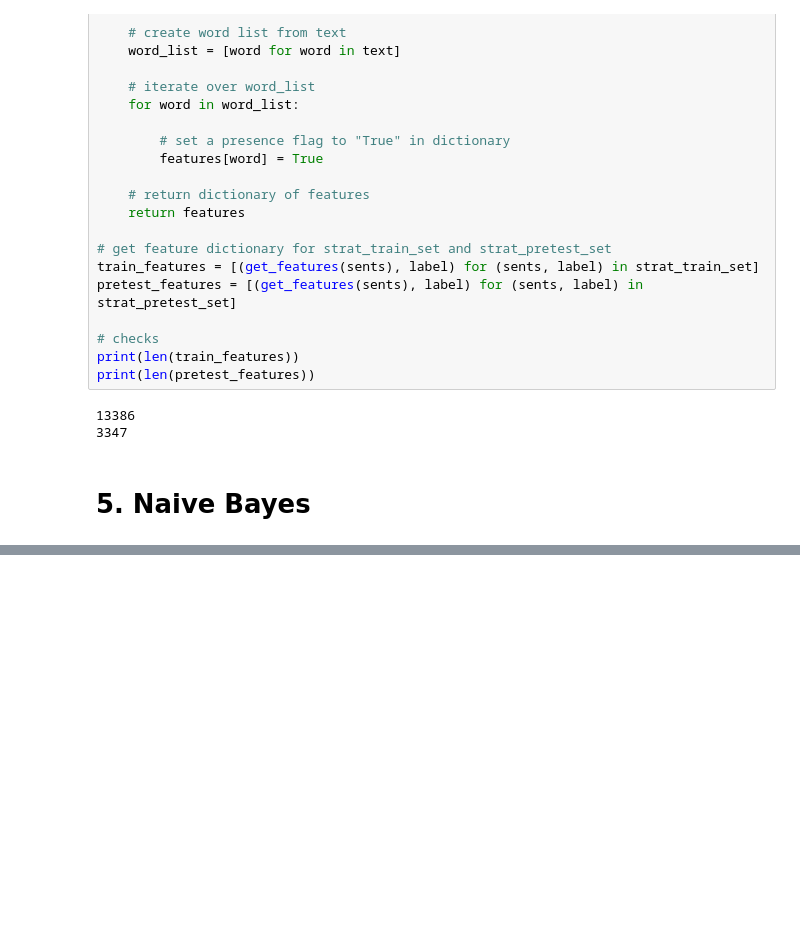
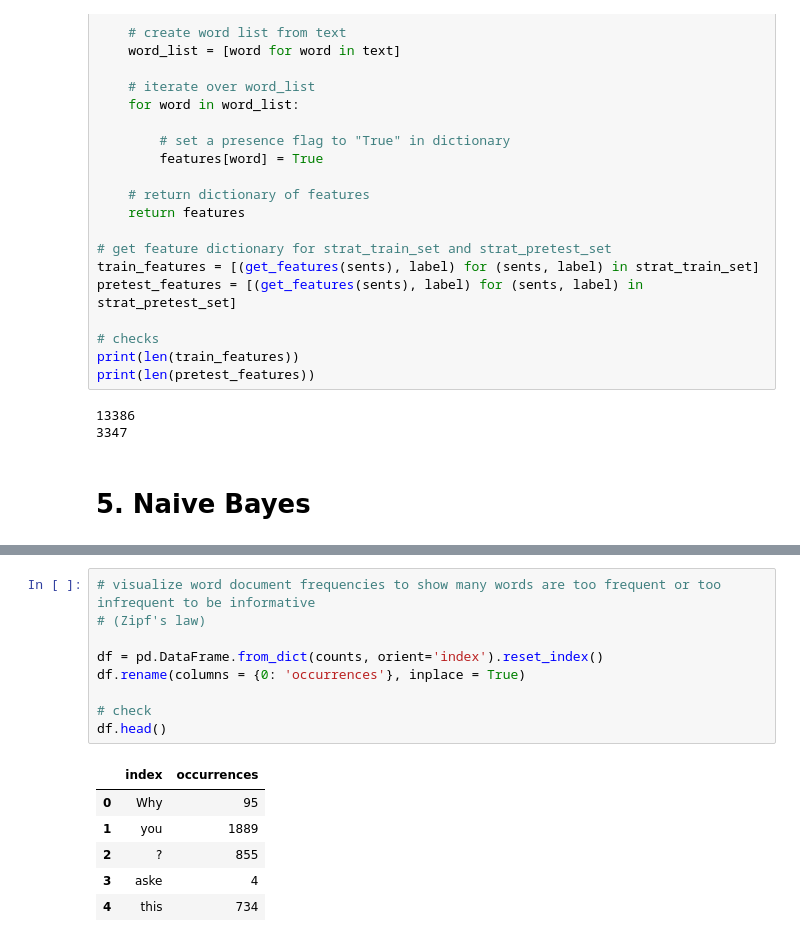
Before and after one commit to kellianneyang/natural-language-processing-practice, a Jupyter notebook: getting-started-with-nlp-kochmar-2022/authorship_attribution.ipynb, the cells around one changed output, grey strips where cells are left out. Saved outputs shown, nothing was run; the diff lists cells and outputs as text; blank space fills up the shorter version.

```diff
--- a/getting-started-with-nlp-kochmar-2022/authorship_attribution.ipynb
+++ b/getting-started-with-nlp-kochmar-2022/authorship_attribution.ipynb
@@ -238,0 +335,16 @@ print(len(pretest_features))
+# %%
+# visualize word document frequencies to show many words are too frequent or too infrequent to be informative
+# (Zipf's law)
+
+df = pd.DataFrame.from_dict(counts, orient='index').reset_index()
+df.rename(columns = {0: 'occurrences'}, inplace = True)
+
+# check
+df.head()
+# %% [output]
+|  | index | occurrences |
+| 0 | Why | 95 |
+| 1 | you | 1889 |
+| 2 | ? | 855 |
+| 3 | aske | 4 |
+| 4 | this | 734 |
```
Also changed, not shown: parts of 26 cells of this notebook.
